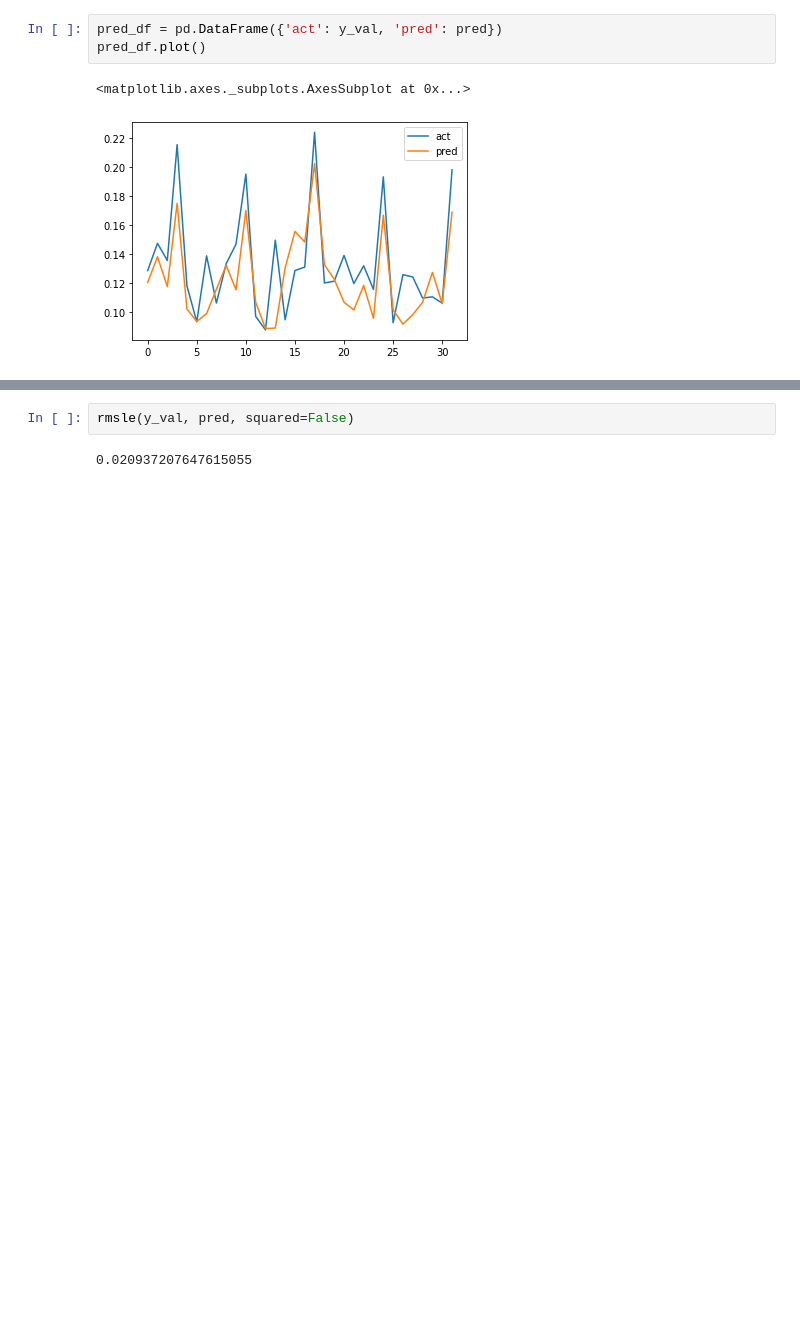
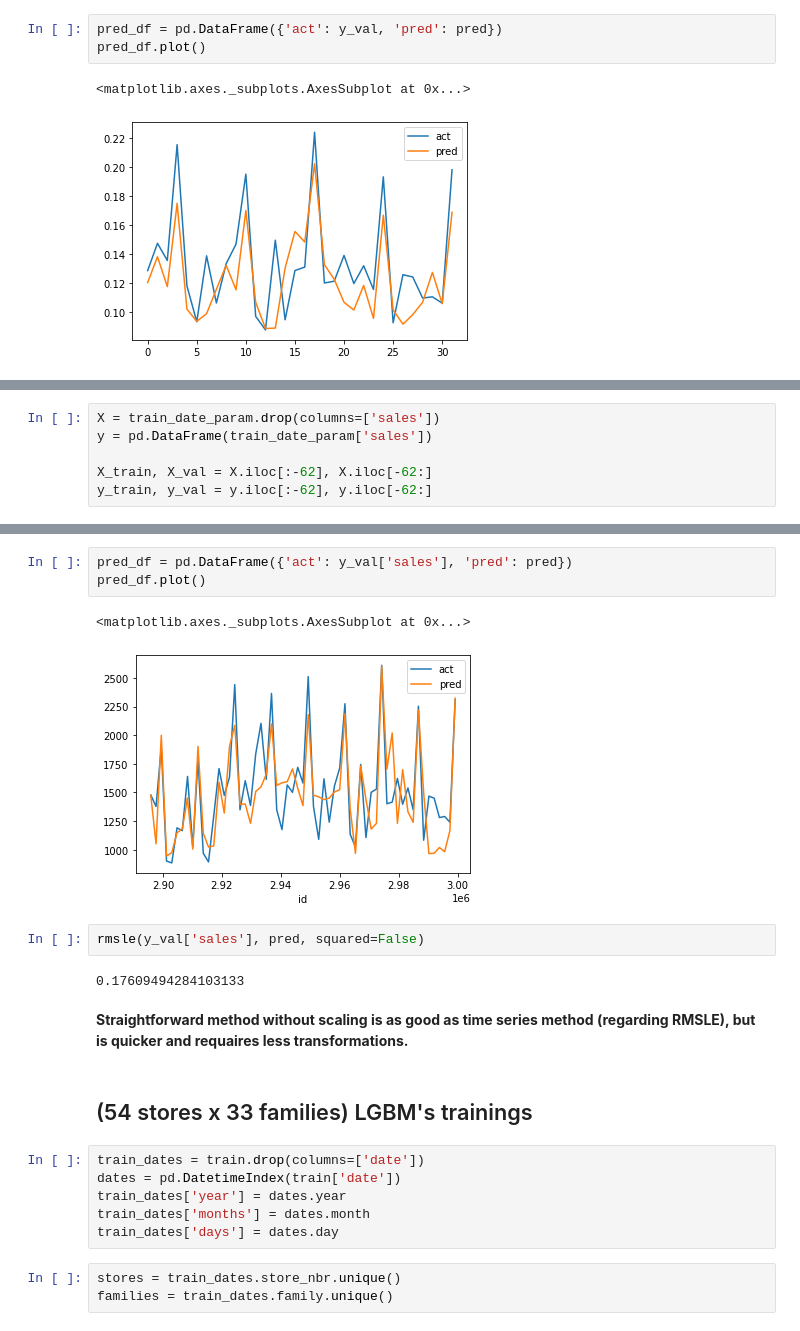
Before and after one commit to monikachudyba/ArtificialNeuralNetworkProjects, a Jupyter notebook: StoreSalesForecasting.ipynb, the cells around one changed output, grey strips where cells are left out. Drawn from its saved outputs; the diff is of its cells as text; blank space fills up the shorter version.

```diff
--- a/StoreSalesForecasting.ipynb
+++ b/StoreSalesForecasting.ipynb
@@ -1161,0 +1182,6 @@ pred_df.plot()
+# %%
+X = train_date_param.drop(columns=['sales'])
+y = pd.DataFrame(train_date_param['sales'])
+
+X_train, X_val = X.iloc[:-62], X.iloc[-62:]
+y_train, y_val = y.iloc[:-62], y.iloc[-62:]
@@ -1162,4 +1197,23 @@ pred_df.plot()
+# %%
+pred_df = pd.DataFrame({'act': y_val['sales'], 'pred': pred})
+pred_df.plot()
+# %% [output]
+<matplotlib.axes._subplots.AxesSubplot at 0x...>
+[figure, added]
 # %%
-rmsle(y_val, pred, squared=False)
+rmsle(y_val['sales'], pred, squared=False)
 # %% [output]
-0.020937207647615055
+0.17609494284103133
+# %% [markdown]
+**Straightforward method without scaling is as good as time series method (regarding RMSLE), but is quicker and requaires less transformations.**
+# %% [markdown]
+## (54 stores x 33 families) LGBM's trainings
+# %%
+train_dates = train.drop(columns=['date'])
+dates = pd.DatetimeIndex(train['date'])
+train_dates['year'] = dates.year
+train_dates['months'] = dates.month
+train_dates['days'] = dates.day
+# %%
+stores = train_dates.store_nbr.unique()
+families = train_dates.family.unique()
```
Also changed, not shown: parts of 24 cells of this notebook.
